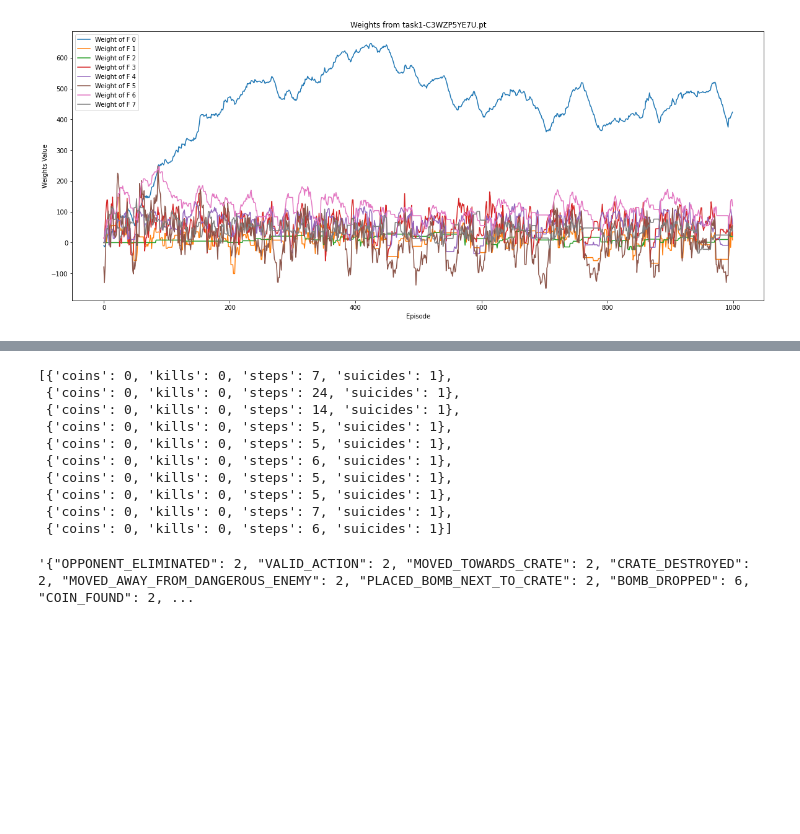
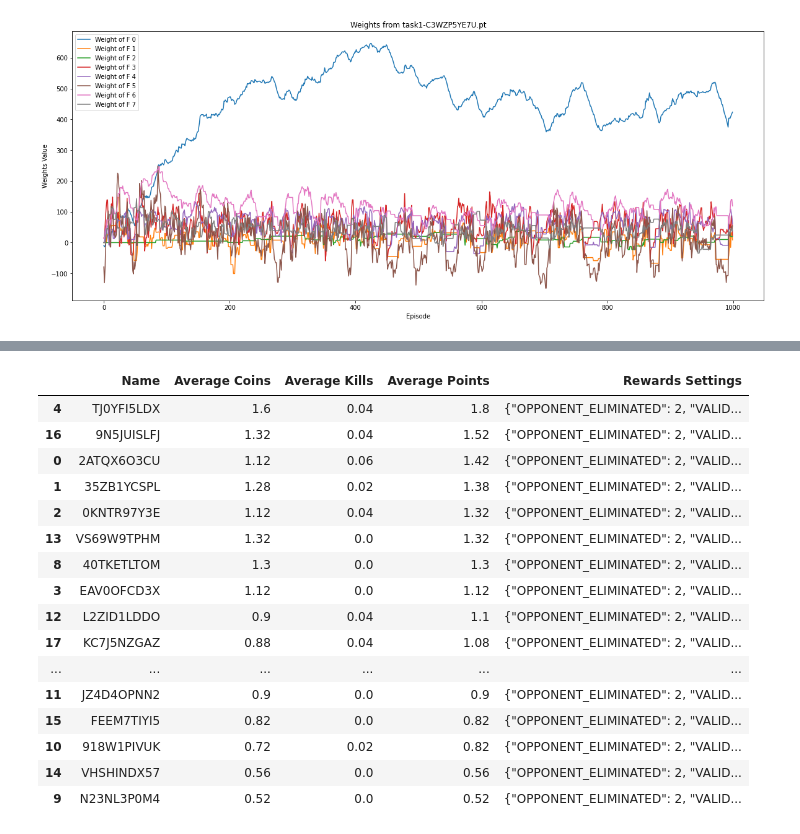
Before and after one commit to dennis-ge/fml-bomberman, a Jupyter notebook: plots.ipynb, the cells around one changed output, grey strips where cells are left out. Cells and saved outputs as stored; diff of their text form; code cells hidden in the pictures; blank space fills up the shorter version.

Commit message:
add statistics for reward analysis in plots.ipbynb

```diff
--- a/plots.ipynb
+++ b/plots.ipynb
@@ -68,19 +87,54 @@ last_rounds = [data["by_round"][str(i)] for i in [str(i) for i in range(20,30)]]
-# %%
-last_rounds
-# %% [output]
-[{'coins': 0, 'kills': 0, 'steps': 7, 'suicides': 1},
- {'coins': 0, 'kills': 0, 'steps': 24, 'suicides': 1},
- {'coins': 0, 'kills': 0, 'steps': 14, 'suicides': 1},
- {'coins': 0, 'kills': 0, 'steps': 5, 'suicides': 1},
- {'coins': 0, 'kills': 0, 'steps': 5, 'suicides': 1},
- {'coins': 0, 'kills': 0, 'steps': 6, 'suicides': 1},
- {'coins': 0, 'kills': 0, 'steps': 5, 'suicides': 1},
- {'coins': 0, 'kills': 0, 'steps': 5, 'suicides': 1},
- {'coins': 0, 'kills': 0, 'steps': 7, 'suicides': 1},
- {'coins': 0, 'kills': 0, 'steps': 6, 'suicides': 1}]
 # %%
-with open(f"results/{id}_rewards.json", "rb") as file:
-    r = json.load(file)
-r
+def get_rewards_settings_of_training_session(training_session):
+    with open(f"results/{training_session}_rewards.json", "rb") as file:
+        r = json.load(file)
+    return r
-# %% [output]
-'{"OPPONENT_ELIMINATED": 2, "VALID_ACTION": 2, "MOVED_TOWARDS_CRATE": 2, "CRATE_DESTROYED": 2, "MOVED_AWAY_FROM_DANGEROUS_ENEMY": 2, "PLACED_BOMB_NEXT_TO_CRATE": 2, "BOMB_DROPPED": 6, "COIN_FOUND": 2, ...
+# %%
+def calculate_statistics_for_training_session(training_session):
+    # use the last 50 rounds of the training for calculating the statistics
+    last_rounds = get_last_rounds(training_session)
+    num_of_coins = 0
+    num_of_kills = 0
+    num_of_points = 0
+    for data in last_rounds:
+        num_of_coins += data['coins']
+        num_of_kills += data['kills']
+        num_of_points += data['coins'] + 5*data['kills']
+
+    return num_of_coins/len(last_rounds), num_of_kills/len(last_rounds), num_of_points/len(last_rounds)
+# %%
+def calculate_statistics_for_training_sessions():
+    trainings_sessions = get_all_training_sessions()
+
+    # empty pandas dataframe
+    df_statistics = pd.DataFrame(columns = ['Name', 'Average Coins', 'Average Kills', 'Average Points', 'Rewards Settings'])
+    for training_session in trainings_sessions:
+        average_coins, average_kills, average_points = calculate_statistics_for_training_session(training_session)
+        rewards_of_training_session = get_rewards_settings_of_training_session(training_session)
+        rewards_as_string = json.dumps(rewards_of_training_session)
+        df_session = {'Name' : training_session, 'Average Coins' : average_coins, 'Average Kills' : average_kills,
+                      'Average Points' : average_points, 'Rewards Settings' : rewards_as_string}
+        df_statistics = df_statistics.append(df_session, ignore_index = True)
+    return df_statistics
+# %%
+statistics = calculate_statistics_for_training_sessions()
+statistics_sorted = statistics.sort_values(by='Average Points', ascending=False)
+display(statistics_sorted)
+# %% [output]
+|  | Name | Average Coins | Average Kills | Average Points | Rewards Settings |
+| 4 | TJ0YFI5LDX | 1.6 | 0.04 | 1.8 | {"OPPONENT_ELIMINATED": 2, "VALID... |
+| 16 | 9N5JUISLFJ | 1.32 | 0.04 | 1.52 | {"OPPONENT_ELIMINATED": 2, "VALID... |
+| 0 | 2ATQX6O3CU | 1.12 | 0.06 | 1.42 | {"OPPONENT_ELIMINATED": 2, "VALID... |
+| 1 | 35ZB1YCSPL | 1.28 | 0.02 | 1.38 | {"OPPONENT_ELIMINATED": 2, "VALID... |
+| 2 | 0KNTR97Y3E | 1.12 | 0.04 | 1.32 | {"OPPONENT_ELIMINATED": 2, "VALID... |
+| 13 | VS69W9TPHM | 1.32 | 0.0 | 1.32 | {"OPPONENT_ELIMINATED": 2, "VALID... |
+| 8 | 40TKETLTOM | 1.3 | 0.0 | 1.3 | {"OPPONENT_ELIMINATED": 2, "VALID... |
+| 3 | EAV0OFCD3X | 1.12 | 0.0 | 1.12 | {"OPPONENT_ELIMINATED": 2, "VALID... |
+| 12 | L2ZID1LDDO | 0.9 | 0.04 | 1.1 | {"OPPONENT_ELIMINATED": 2, "VALID... |
+| 17 | KC7J5NZGAZ | 0.88 | 0.04 | 1.08 | {"OPPONENT_ELIMINATED": 2, "VALID... |
+| ... | ... | ... | ... | ... | ... |
+| 11 | JZ4D4OPNN2 | 0.9 | 0.0 | 0.9 | {"OPPONENT_ELIMINATED": 2, "VALID... |
+| 15 | FEEM7TIYI5 | 0.82 | 0.0 | 0.82 | {"OPPONENT_ELIMINATED": 2, "VALID... |
+| 10 | 918W1PIVUK | 0.72 | 0.02 | 0.82 | {"OPPONENT_ELIMINATED": 2, "VALID... |
+| 14 | VHSHINDX57 | 0.56 | 0.0 | 0.56 | {"OPPONENT_ELIMINATED": 2, "VALID... |
+| 9 | N23NL3P0M4 | 0.52 | 0.0 | 0.52 | {"OPPONENT_ELIMINATED": 2, "VALID... |
```
Also changed, not shown: parts of 4 cells of this notebook, 4 other files.
